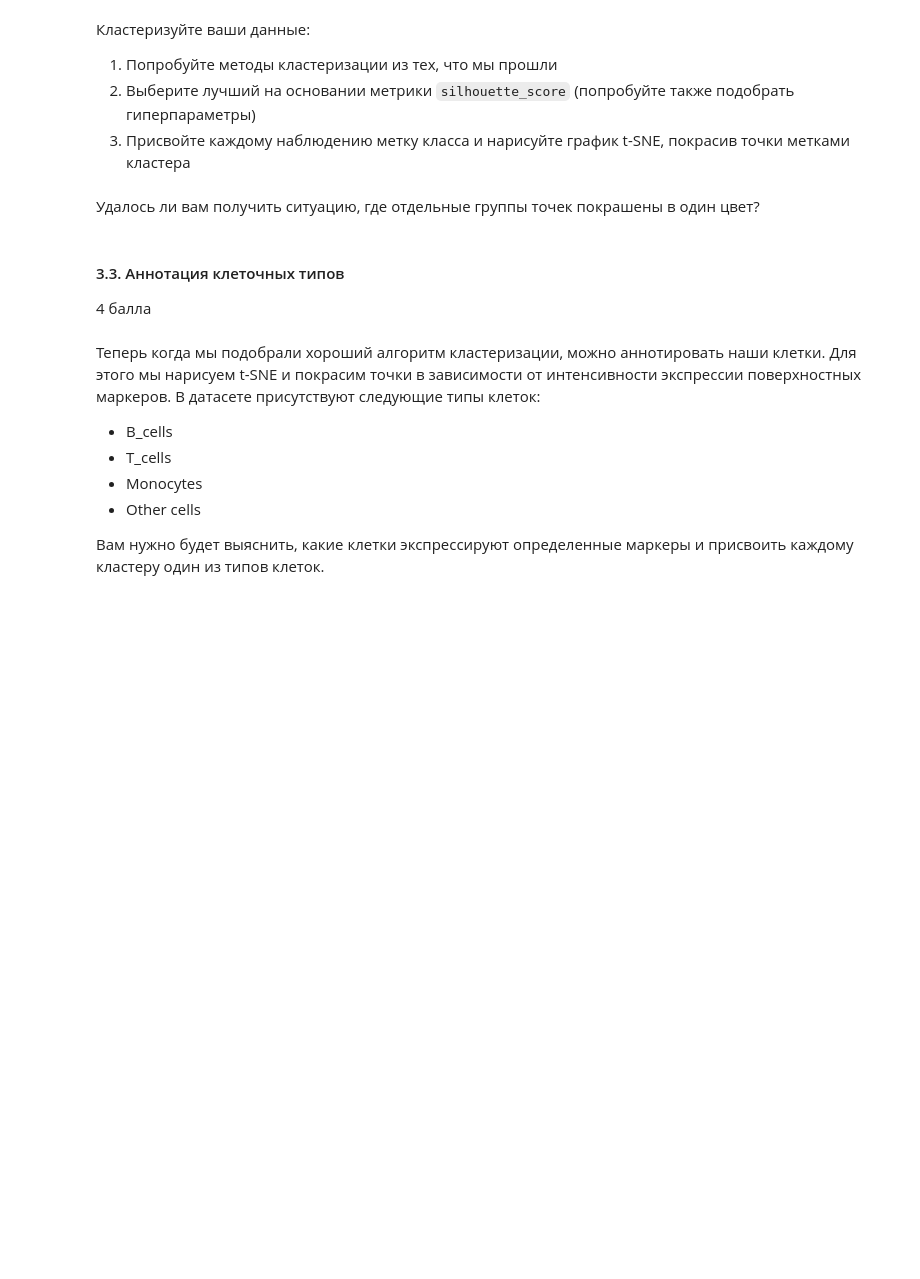
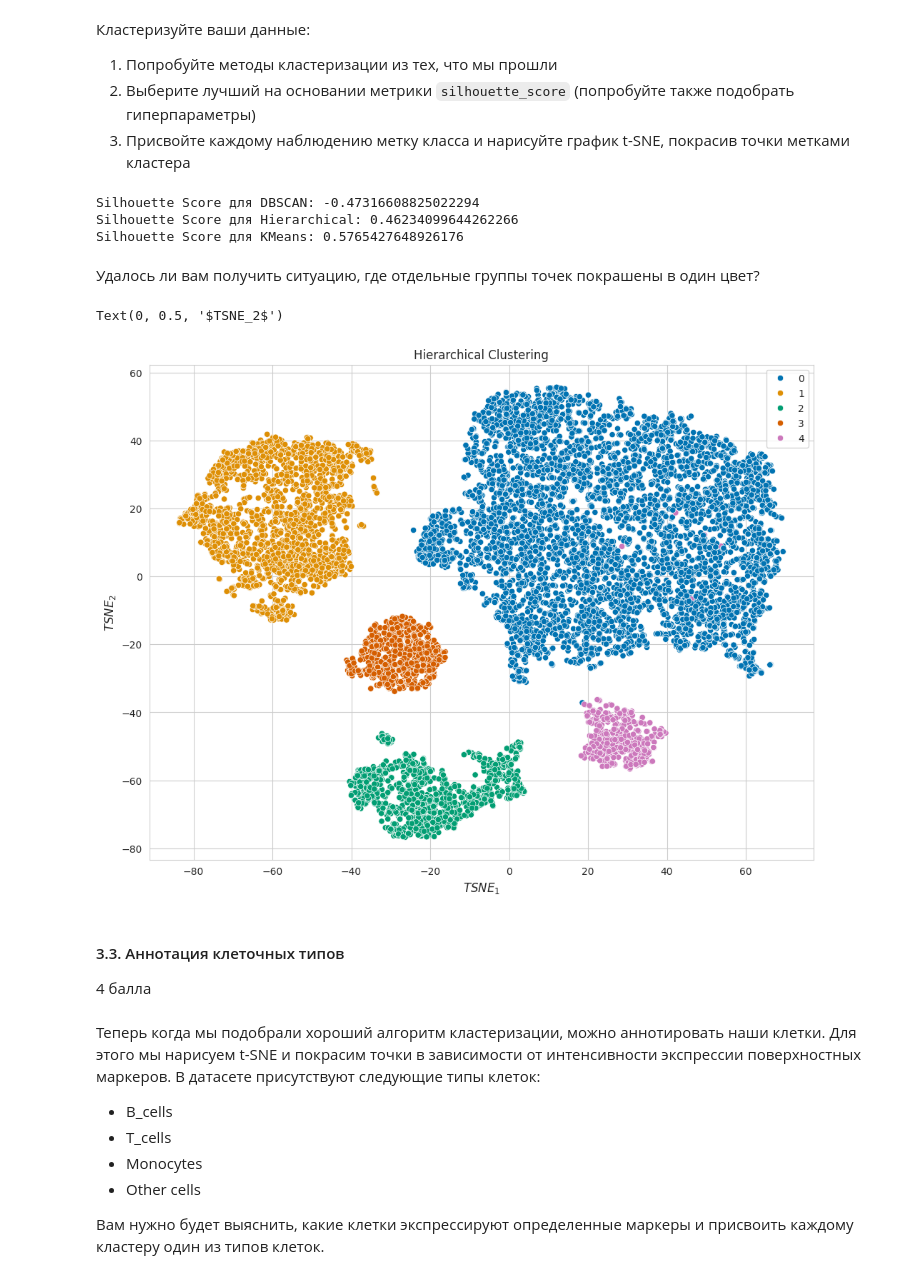
Before and after one commit to danon6868/BI-ml-2024, a Jupyter notebook: lecture_3_unsupervised_learning/homework/Cluster_tSNE.ipynb, the cells around one changed output. Drawn from its saved outputs; the diff is of its cells as text; code cells hidden in the pictures; blank space fills up the shorter version.

```diff
--- a/lecture_3_unsupervised_learning/homework/Cluster_tSNE.ipynb
+++ b/lecture_3_unsupervised_learning/homework/Cluster_tSNE.ipynb
@@ -302,8 +412,39 @@ tsne_res = plot_tsne(fc_data)
 1. Попробуйте методы кластеризации из тех, что мы прошли
 2. Выберите лучший на основании метрики `silhouette_score` (попробуйте также подобрать гиперпараметры)
 3. Присвойте каждому наблюдению метку класса и нарисуйте график t-SNE, покрасив точки метками кластера
+# %%
+
+dbscan = DBSCAN(eps=0.5, min_samples=5)
+dbscan_cluster_labels = dbscan.fit_predict(fc_data)
+
+hierarchical = AgglomerativeClustering(n_clusters=5)
+hierarchical_cluster_labels = hierarchical.fit_predict(fc_data)
+
+kmeans = KMeans(n_clusters=5)
+kmeans_cluster_labels = kmeans.fit_predict(fc_data)
+
+silhouette_dbscan = silhouette_score(fc_data, dbscan_cluster_labels)
+print(f"Silhouette Score для DBSCAN: {silhouette_dbscan}")
+
+silhouette_hierarchical = silhouette_score(fc_data, hierarchical_cluster_labels)
+print(f"Silhouette Score для Hierarchical: {silhouette_hierarchical}")
+
+silhouette_kmeans = silhouette_score(fc_data, kmeans_cluster_labels)
+print(f"Silhouette Score для KMeans: {silhouette_kmeans}")
+# %% [output]
+Silhouette Score для DBSCAN: -0.47316608825022294
+Silhouette Score для Hierarchical: 0.46234099644262266
+Silhouette Score для KMeans: 0.5765427648926176
 # %% [markdown]
 Удалось ли вам получить ситуацию, где отдельные группы точек покрашены в один цвет?
+# %%
+plt.title("Hierarchical Clustering")
+sns.scatterplot(x=tsne_embedding[:, 0], y=tsne_embedding[:, 1], hue=hierarchical_cluster_labels, palette="colorblind")
+plt.xlabel("$TSNE_1$", fontsize=12)
+plt.ylabel("$TSNE_2$", fontsize=12)
+# %% [output]
+Text(0, 0.5, '$TSNE_2$')
+[figure, added]
 # %% [markdown]
 #### 3.3. Аннотация клеточных типов
 
```
Also changed, not shown: parts of 13 cells of this notebook.
